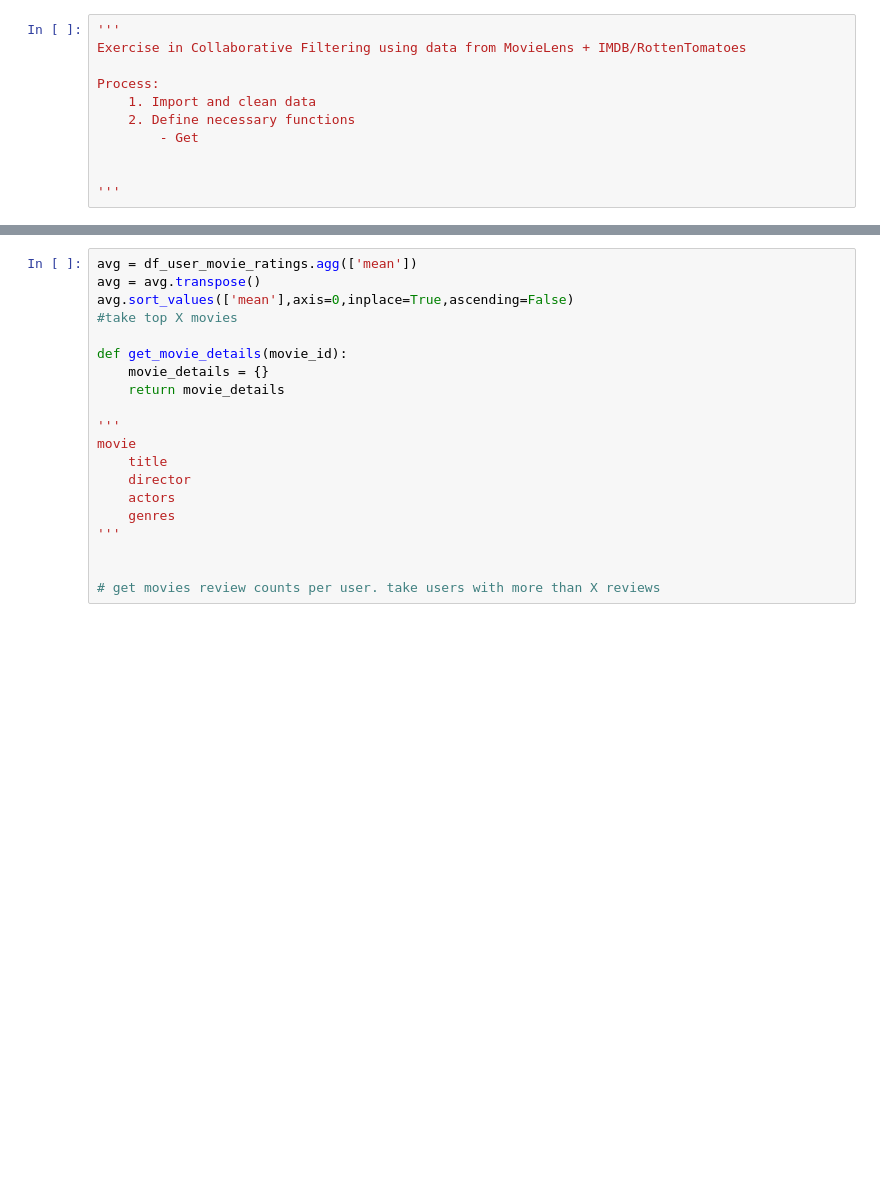
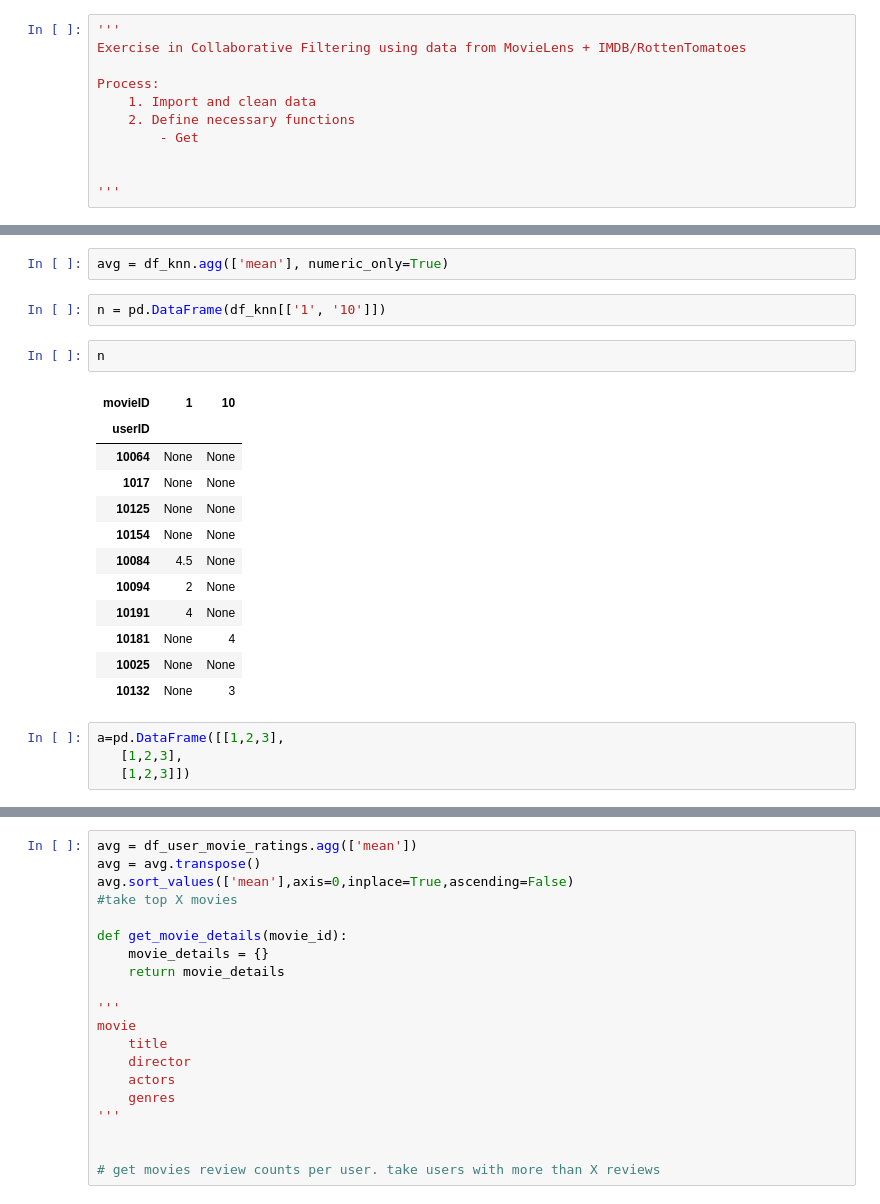
Before and after one commit to jlouie3/Conda_Notebooks, a Jupyter notebook: RecommendationSystems/MovieLens_2k.ipynb, the cells around one changed output, grey strips where cells are left out. Cells and saved outputs as stored; diff of their text form; blank space fills up the shorter version.

```diff
--- a/RecommendationSystems/MovieLens_2k.ipynb
+++ b/RecommendationSystems/MovieLens_2k.ipynb
@@ -115,0 +135,23 @@ See the caveats in the documentation: http://pandas.pydata.org/pandas-docs/stabl
+# %%
+avg = df_knn.agg(['mean'], numeric_only=True)
+# %%
+n = pd.DataFrame(df_knn[['1', '10']])
+# %%
+n
+# %% [output]
+| movieID | 1 | 10 |
+| userID |  |  |
+| 10064 | None | None |
+| 1017 | None | None |
+| 10125 | None | None |
+| 10154 | None | None |
+| 10084 | 4.5 | None |
+| 10094 | 2 | None |
+| 10191 | 4 | None |
+| 10181 | None | 4 |
+| 10025 | None | None |
+| 10132 | None | 3 |
+# %%
+a=pd.DataFrame([[1,2,3],
+   [1,2,3],
+   [1,2,3]])
```
Also changed, not shown: parts of 14 cells of this notebook.
